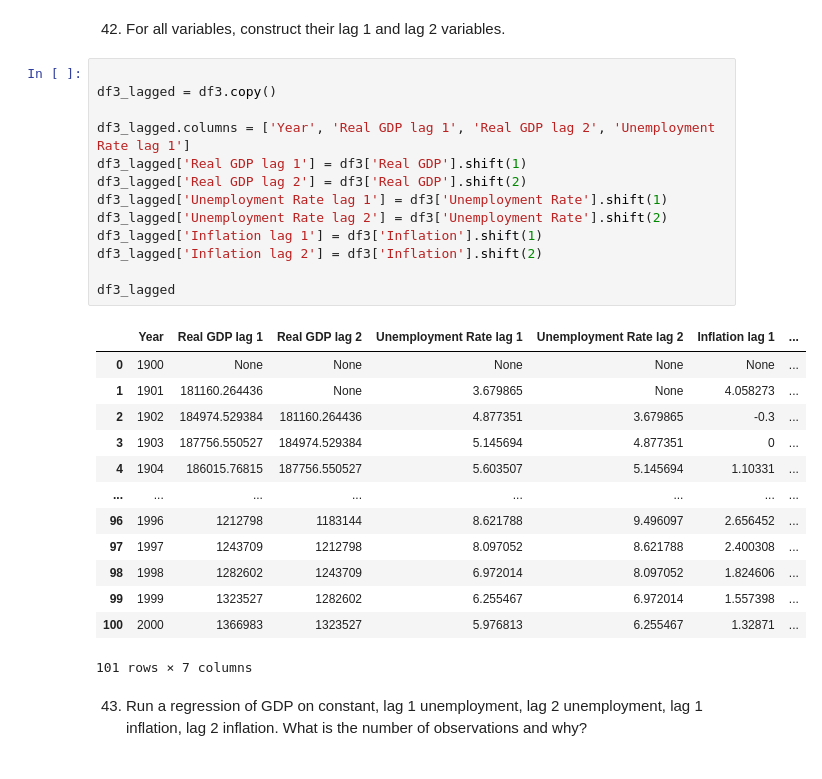
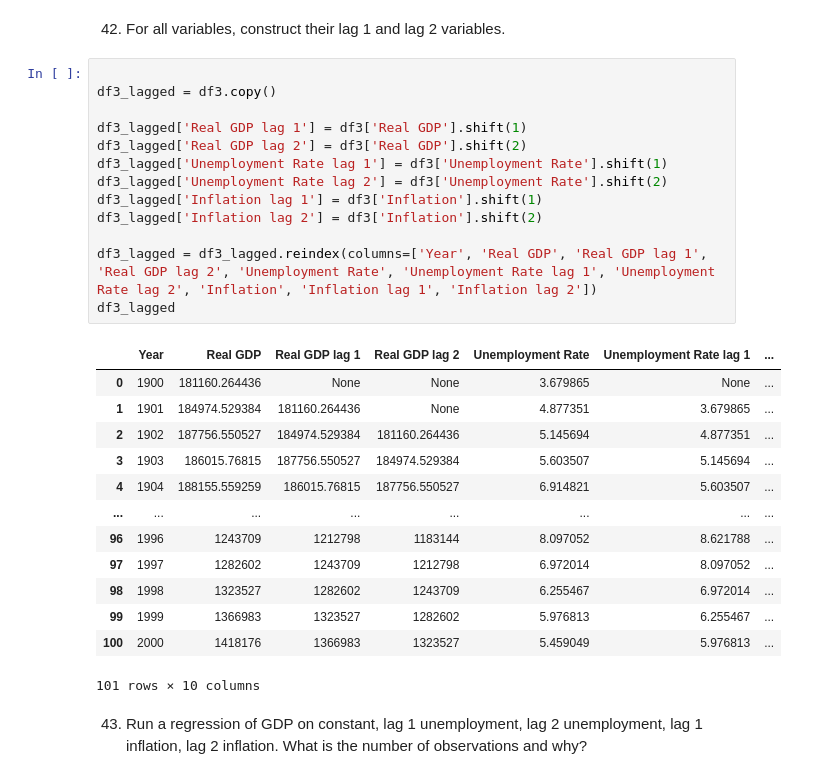
Before and after one commit to ArthurMbraga/MODS202-Econometrics, a Jupyter notebook: project.ipynb, the cells around one changed output. Drawn from its saved outputs; the diff is of its cells as text.

```diff
--- a/project.ipynb
+++ b/project.ipynb
@@ -1157,30 +1179,30 @@ the difference with question 40.
 # %%
 
 df3_lagged = df3.copy()
 
-df3_lagged.columns = ['Year', 'Real GDP lag 1', 'Real GDP lag 2', 'Unemployment Rate lag 1']
 df3_lagged['Real GDP lag 1'] = df3['Real GDP'].shift(1)
 df3_lagged['Real GDP lag 2'] = df3['Real GDP'].shift(2)
 df3_lagged['Unemployment Rate lag 1'] = df3['Unemployment Rate'].shift(1)
 df3_lagged['Unemployment Rate lag 2'] = df3['Unemployment Rate'].shift(2)
 df3_lagged['Inflation lag 1'] = df3['Inflation'].shift(1)
 df3_lagged['Inflation lag 2'] = df3['Inflation'].shift(2)
 
+df3_lagged = df3_lagged.reindex(columns=['Year', 'Real GDP', 'Real GDP lag 1', 'Real GDP lag 2', 'Unemployment Rate', 'Unemployment Rate lag 1', 'Unemployment Rate lag 2', 'Inflation', 'Inflation lag 1', 'Inflation lag 2'])
 df3_lagged
 # %% [output]
-|  | Year | Real GDP lag 1 | Real GDP lag 2 | Unemployment Rate lag 1 | Unemployment Rate lag 2 | Inflation lag 1 | ... |
-| 0 | 1900 | None | None | None | None | None | ... |
-| 1 | 1901 | 181160.264436 | None | 3.679865 | None | 4.058273 | ... |
-| 2 | 1902 | 184974.529384 | 181160.264436 | 4.877351 | 3.679865 | -0.3 | ... |
-| 3 | 1903 | 187756.550527 | 184974.529384 | 5.145694 | 4.877351 | 0 | ... |
-| 4 | 1904 | 186015.76815 | 187756.550527 | 5.603507 | 5.145694 | 1.10331 | ... |
+|  | Year | Real GDP | Real GDP lag 1 | Real GDP lag 2 | Unemployment Rate | Unemployment Rate lag 1 | ... |
+| 0 | 1900 | 181160.264436 | None | None | 3.679865 | None | ... |
+| 1 | 1901 | 184974.529384 | 181160.264436 | None | 4.877351 | 3.679865 | ... |
+| 2 | 1902 | 187756.550527 | 184974.529384 | 181160.264436 | 5.145694 | 4.877351 | ... |
+| 3 | 1903 | 186015.76815 | 187756.550527 | 184974.529384 | 5.603507 | 5.145694 | ... |
+| 4 | 1904 | 188155.559259 | 186015.76815 | 187756.550527 | 6.914821 | 5.603507 | ... |
 | ... | ... | ... | ... | ... | ... | ... | ... |
-| 96 | 1996 | 1212798 | 1183144 | 8.621788 | 9.496097 | 2.656452 | ... |
-| 97 | 1997 | 1243709 | 1212798 | 8.097052 | 8.621788 | 2.400308 | ... |
-| 98 | 1998 | 1282602 | 1243709 | 6.972014 | 8.097052 | 1.824606 | ... |
-| 99 | 1999 | 1323527 | 1282602 | 6.255467 | 6.972014 | 1.557398 | ... |
-| 100 | 2000 | 1366983 | 1323527 | 5.976813 | 6.255467 | 1.32871 | ... |
+| 96 | 1996 | 1243709 | 1212798 | 1183144 | 8.097052 | 8.621788 | ... |
+| 97 | 1997 | 1282602 | 1243709 | 1212798 | 6.972014 | 8.097052 | ... |
+| 98 | 1998 | 1323527 | 1282602 | 1243709 | 6.255467 | 6.972014 | ... |
+| 99 | 1999 | 1366983 | 1323527 | 1282602 | 5.976813 | 6.255467 | ... |
+| 100 | 2000 | 1418176 | 1366983 | 1323527 | 5.459049 | 5.976813 | ... |
-101 rows × 7 columns
+101 rows × 10 columns
 # %% [markdown]
 43. Run a regression of GDP on constant, lag 1 unemployment, lag 2 unemployment, lag 1
 inflation, lag 2 inflation. What is the number of observations and why?
```
Also changed, not shown: parts of 7 cells of this notebook.
